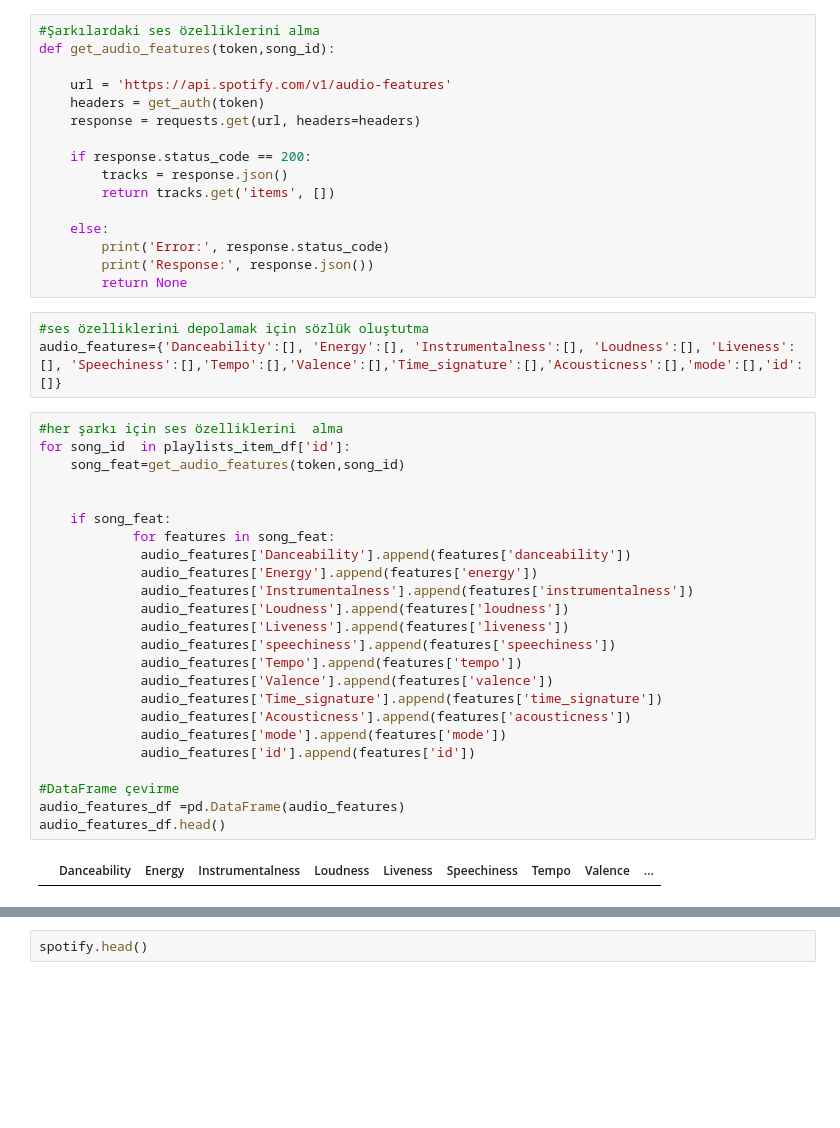
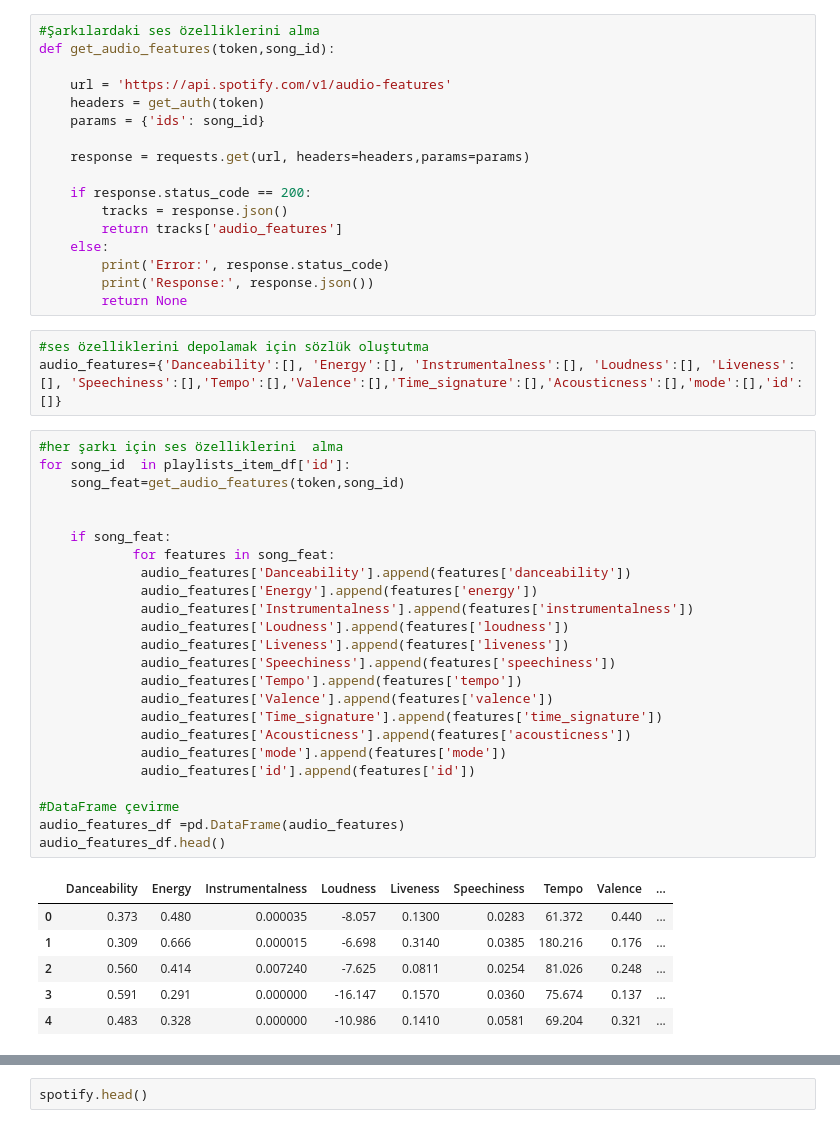
Before and after one commit to iremcakcak5/book-api-project, a Jupyter notebook: main.ipynb, the cells around one changed output, grey strips where cells are left out. Drawn from its saved outputs; the diff is of its cells as text; blank space fills up the shorter version.

```diff
--- a/main.ipynb
+++ b/main.ipynb
@@ -157,12 +159,13 @@ def get_audio_features(token,song_id):
 
     url = 'https://api.spotify.com/v1/audio-features'
     headers = get_auth(token)
-    response = requests.get(url, headers=headers)
+    params = {'ids': song_id}
+
+    response = requests.get(url, headers=headers,params=params)
 
     if response.status_code == 200:
         tracks = response.json()
-        return tracks.get('items', [])
-
+        return tracks['audio_features']
     else:
         print('Error:', response.status_code)
         print('Response:', response.json())
@@ -173,26 +176,31 @@ audio_features={'Danceability':[], 'Energy':[], 'Instrumentalness':[], 'Loudness
 # %%
 #her şarkı için ses özelliklerini  alma
 for song_id  in playlists_item_df['id']:
     song_feat=get_audio_features(token,song_id)
 
 
     if song_feat:
             for features in song_feat:
              audio_features['Danceability'].append(features['danceability'])
              audio_features['Energy'].append(features['energy'])
              audio_features['Instrumentalness'].append(features['instrumentalness'])
              audio_features['Loudness'].append(features['loudness'])
              audio_features['Liveness'].append(features['liveness'])
-             audio_features['speechiness'].append(features['speechiness'])
+             audio_features['Speechiness'].append(features['speechiness'])
              audio_features['Tempo'].append(features['tempo'])
              audio_features['Valence'].append(features['valence'])
              audio_features['Time_signature'].append(features['time_signature'])
              audio_features['Acousticness'].append(features['acousticness'])
              audio_features['mode'].append(features['mode'])
              audio_features['id'].append(features['id'])
 
 #DataFrame çevirme
 audio_features_df =pd.DataFrame(audio_features)
 audio_features_df.head()
 # %% [output]
 |  | Danceability | Energy | Instrumentalness | Loudness | Liveness | Speechiness | Tempo | Valence | ... |
+| 0 | 0.373 | 0.480 | 0.000035 | -8.057 | 0.1300 | 0.0283 | 61.372 | 0.440 | ... |
+| 1 | 0.309 | 0.666 | 0.000015 | -6.698 | 0.3140 | 0.0385 | 180.216 | 0.176 | ... |
+| 2 | 0.560 | 0.414 | 0.007240 | -7.625 | 0.0811 | 0.0254 | 81.026 | 0.248 | ... |
+| 3 | 0.591 | 0.291 | 0.000000 | -16.147 | 0.1570 | 0.0360 | 75.674 | 0.137 | ... |
+| 4 | 0.483 | 0.328 | 0.000000 | -10.986 | 0.1410 | 0.0581 | 69.204 | 0.321 | ... |
```
Also changed, not shown: parts of 11 cells of this notebook.
